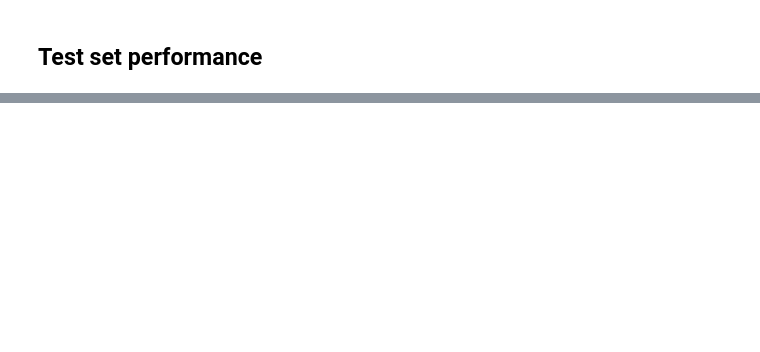
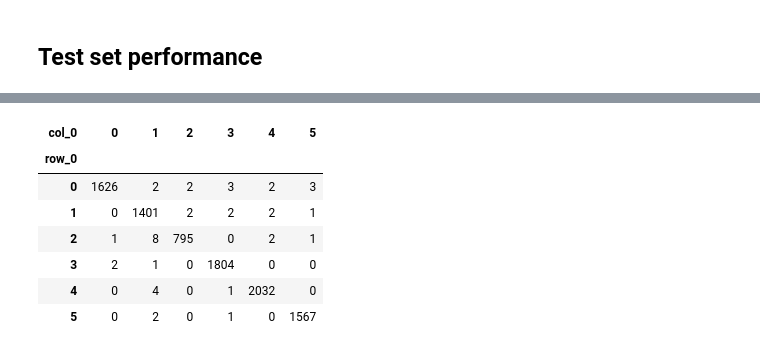
Before and after one commit to nicolaiberk/nlpdl_project, a Jupyter notebook: BaselineBERT.ipynb, the cells around one changed output, grey strips where cells are left out. Saved outputs shown, nothing was run; the diff lists cells and outputs as text; code cells hidden in the pictures; blank space fills up the shorter version.

```diff
--- a/BaselineBERT.ipynb
+++ b/BaselineBERT.ipynb
@@ -200,0 +242,11 @@ evaluated.sort_values(by="f1", ascending=False)
+# %%
+pd.crosstab(eval_res.label_ids, eval_res.predictions.argmax(-1))
+# %% [output]
+| col_0 | 0 | 1 | 2 | 3 | 4 | 5 |
+| row_0 |  |  |  |  |  |  |
+| 0 | 1626 | 2 | 2 | 3 | 2 | 3 |
+| 1 | 0 | 1401 | 2 | 2 | 2 | 1 |
+| 2 | 1 | 8 | 795 | 0 | 2 | 1 |
+| 3 | 2 | 1 | 0 | 1804 | 0 | 0 |
+| 4 | 0 | 4 | 0 | 1 | 2032 | 0 |
+| 5 | 0 | 2 | 0 | 1 | 0 | 1567 |
```
Also changed, not shown: parts of 6 cells of this notebook.
